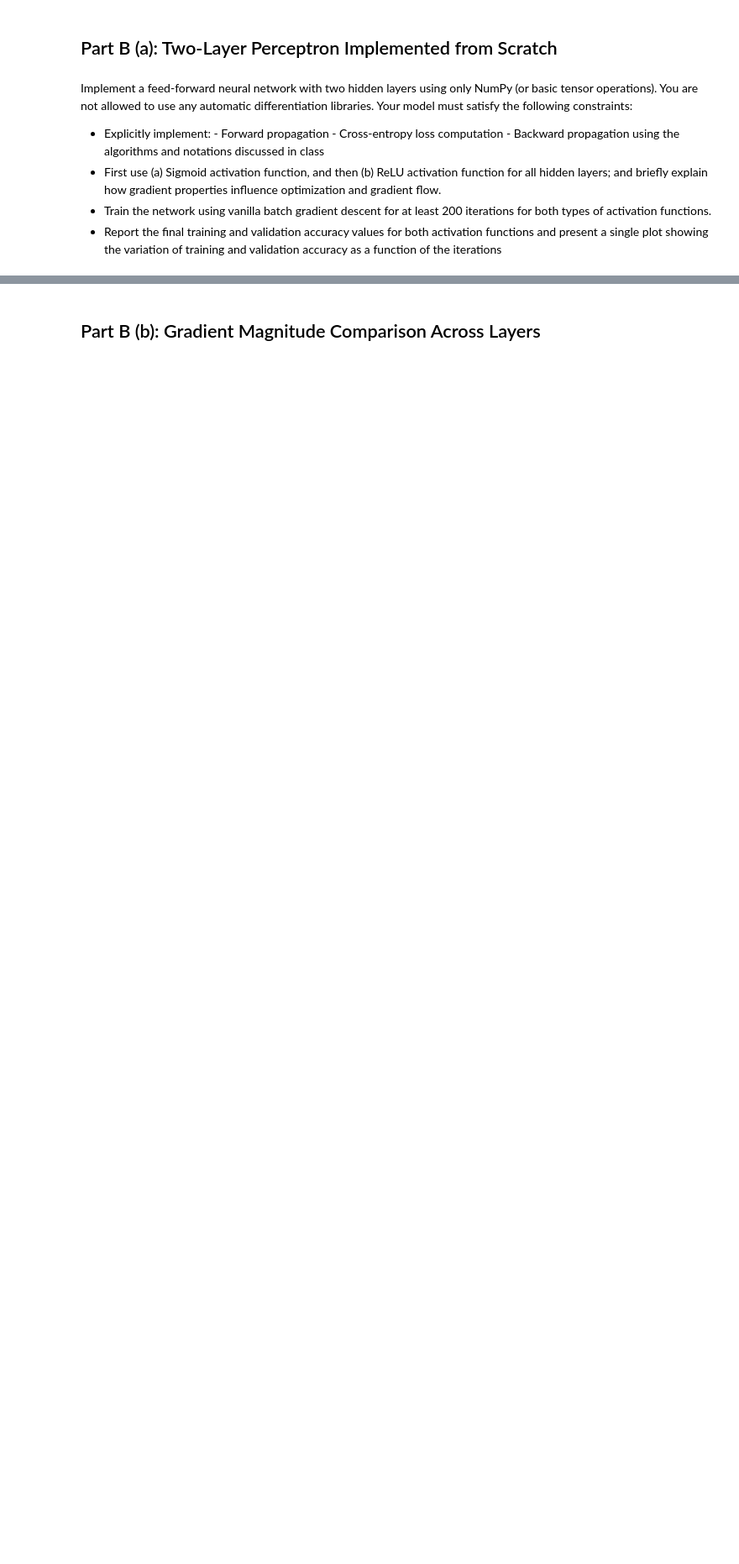
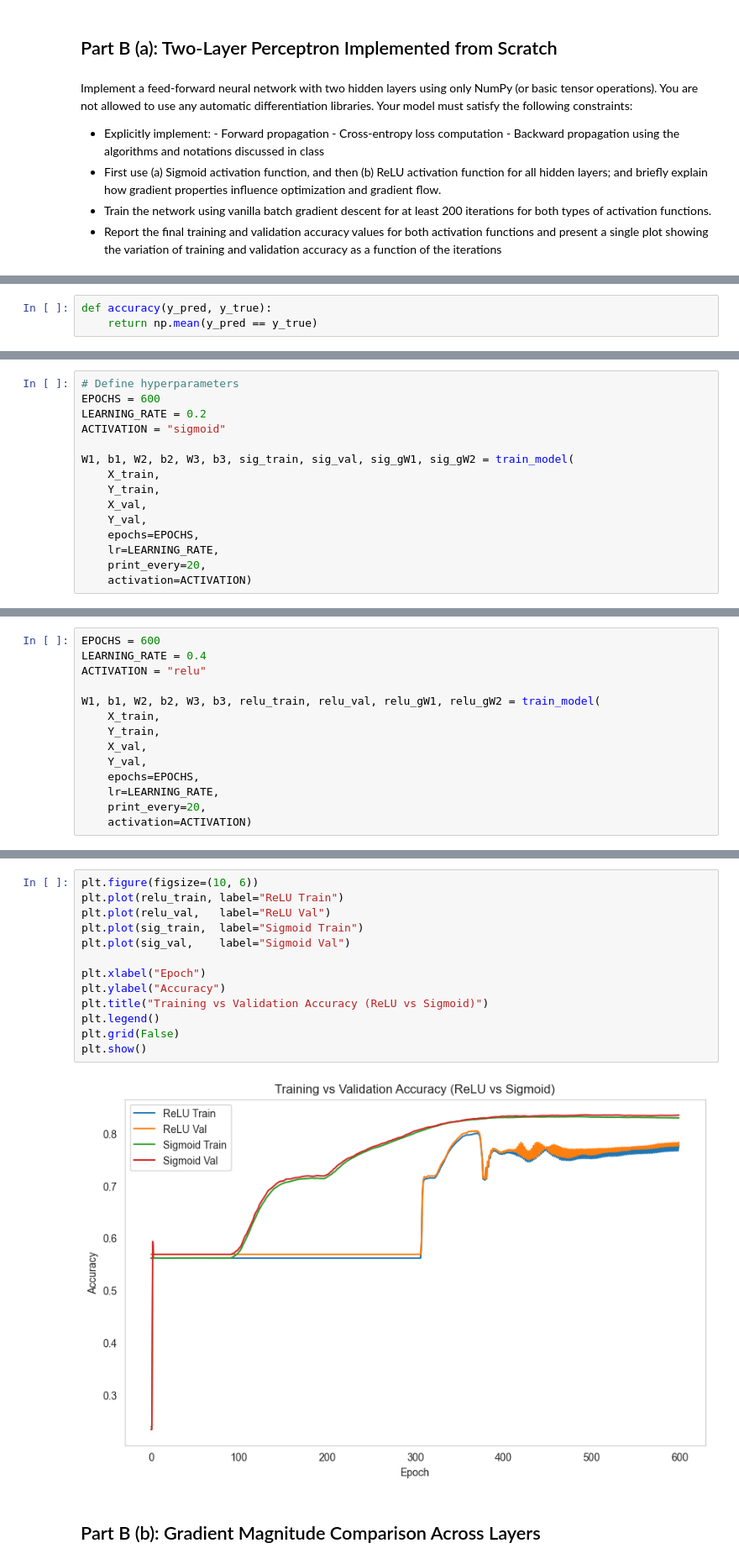
Before and after one commit to verdabatool/Implementing-FFNN-from-Scratch, a Jupyter notebook: notebooks/multilayer-perceptron.ipynb, the cells around one changed output, grey strips where cells are left out. Shown at 84% size. Drawn from its saved outputs; the diff is of its cells as text; blank space fills up the shorter version.

```diff
--- a/notebooks/multilayer-perceptron.ipynb
+++ b/notebooks/multilayer-perceptron.ipynb
@@ -15,0 +179,3 @@ all hidden layers; and briefly explain how gradient properties influence optimiz
+# %%
+def accuracy(y_pred, y_true):
+    return np.mean(y_pred == y_true)
@@ -15,0 +241,15 @@ all hidden layers; and briefly explain how gradient properties influence optimiz
+# %%
+# Define hyperparameters
+EPOCHS = 600
+LEARNING_RATE = 0.2
+ACTIVATION = "sigmoid"
+
+W1, b1, W2, b2, W3, b3, sig_train, sig_val, sig_gW1, sig_gW2 = train_model(
+    X_train,
+    Y_train,
+    X_val,
+    Y_val,
+    epochs=EPOCHS,
+    lr=LEARNING_RATE,
+    print_every=20,
+    activation=ACTIVATION)
@@ -15,0 +274,14 @@ all hidden layers; and briefly explain how gradient properties influence optimiz
+# %%
+EPOCHS = 600
+LEARNING_RATE = 0.4
+ACTIVATION = "relu"
+
+W1, b1, W2, b2, W3, b3, relu_train, relu_val, relu_gW1, relu_gW2 = train_model(
+    X_train,
+    Y_train,
+    X_val,
+    Y_val,
+    epochs=EPOCHS,
+    lr=LEARNING_RATE,
+    print_every=20,
+    activation=ACTIVATION)
@@ -16,3 +306,18 @@ all hidden layers; and briefly explain how gradient properties influence optimiz
+# %%
+plt.figure(figsize=(10, 6))
+plt.plot(relu_train, label="ReLU Train")
+plt.plot(relu_val,   label="ReLU Val")
+plt.plot(sig_train,  label="Sigmoid Train")
+plt.plot(sig_val,    label="Sigmoid Val")
+
+plt.xlabel("Epoch")
+plt.ylabel("Accuracy")
+plt.title("Training vs Validation Accuracy (ReLU vs Sigmoid)")
+plt.legend()
+plt.grid(False)
+plt.show()
+# %% [output]
+[figure, added]
 # %% [markdown]
 ## Part B (b): Gradient Magnitude Comparison Across Layers
 # %% [markdown]
```
Also changed, not shown: parts of 31 cells of this notebook, 3 other files.
